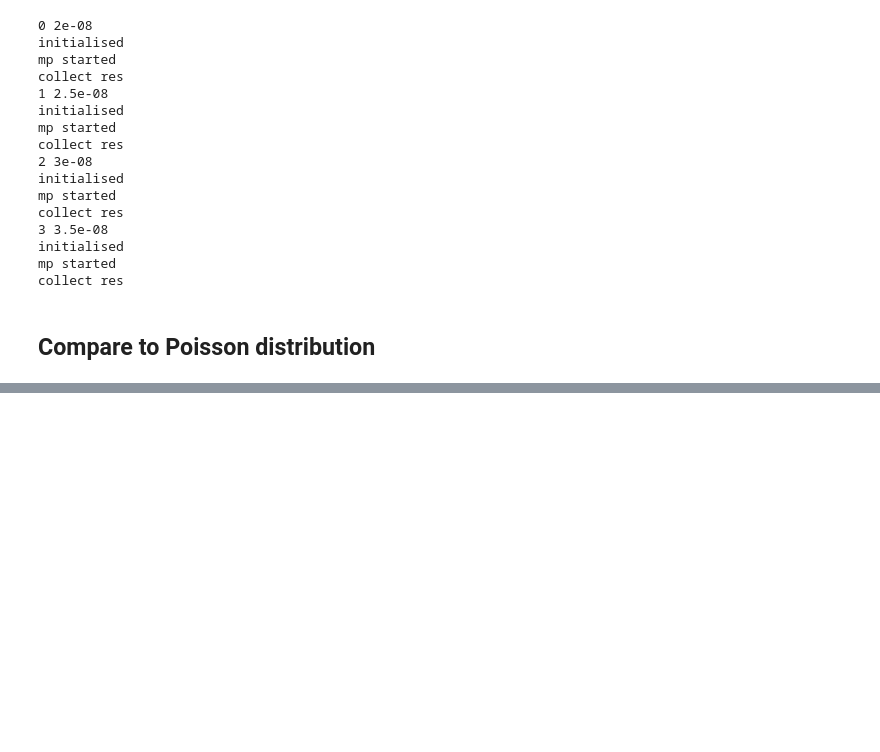
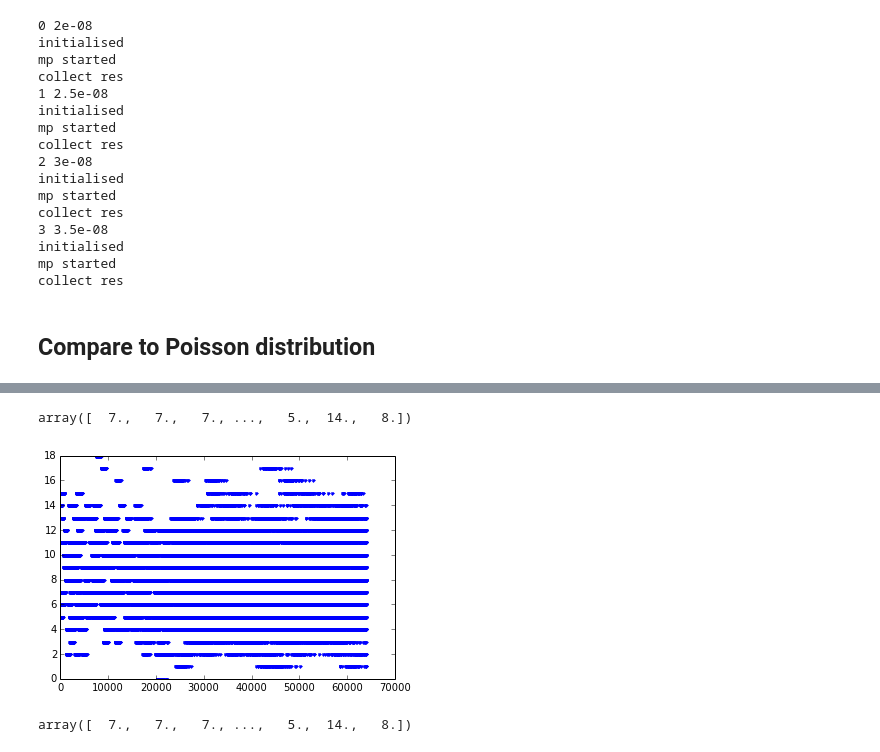
Before and after one commit to mhantke/complex, a Jupyter notebook: drop/Drop_simple.ipynb, the cells around one changed output, grey strips where cells are left out. Saved outputs shown, nothing was run; the diff lists cells and outputs as text; code cells hidden in the pictures; blank space fills up the shorter version.

```diff
--- a/drop/Drop_simple.ipynb
+++ b/drop/Drop_simple.ipynb
@@ -134,0 +152,10 @@ for i, res_i, n_particles_i in zip(range(len(res)), res, n_particles):
+# %%
+plot(n,".")
+n
+# %% [output]
+array([  7.,   7.,   7., ...,   5.,  14.,   8.])
+[figure, added]
+# %%
+n
+# %% [output]
+array([  7.,   7.,   7., ...,   5.,  14.,   8.])
```
Also changed, not shown: parts of 6 cells of this notebook, 2 other files.
